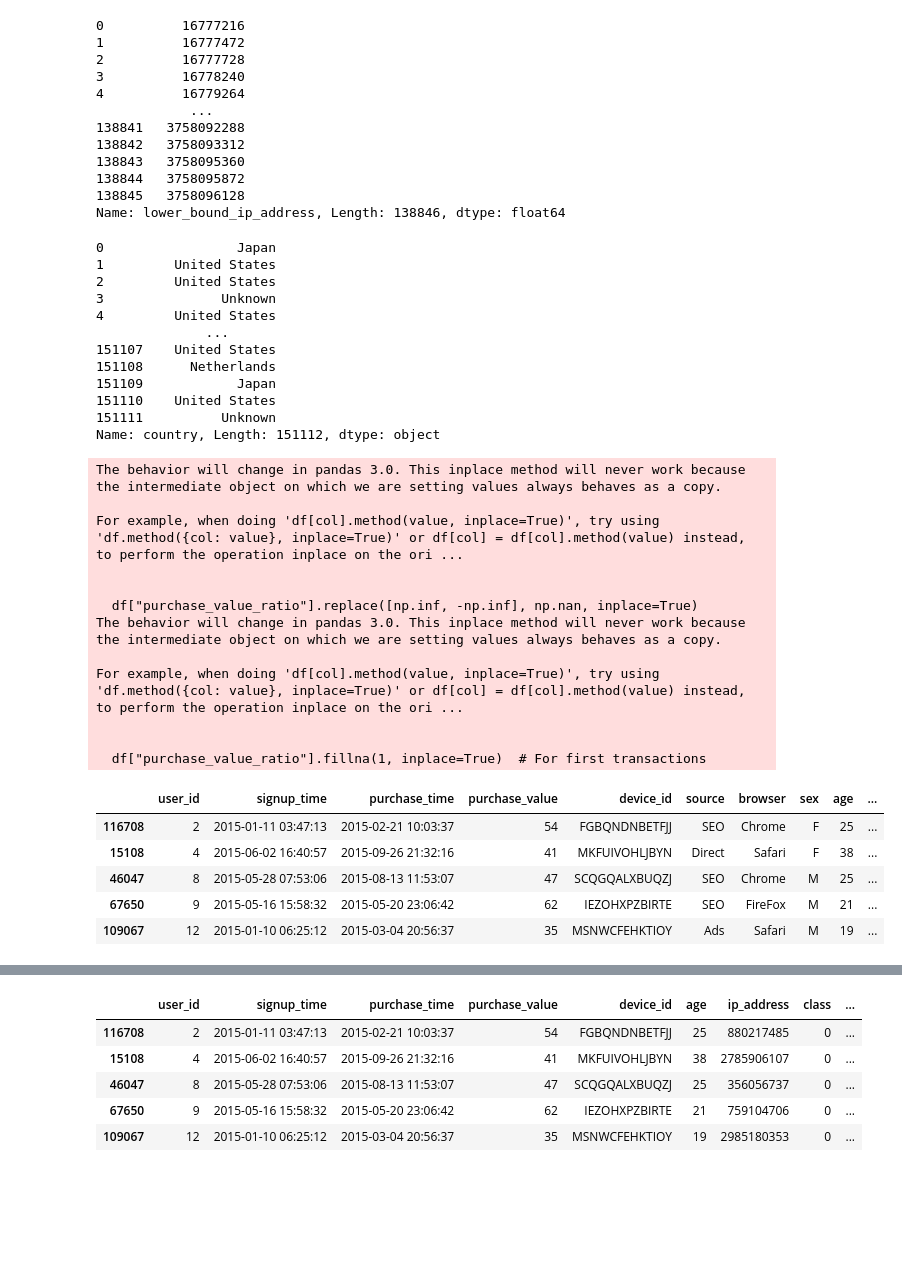
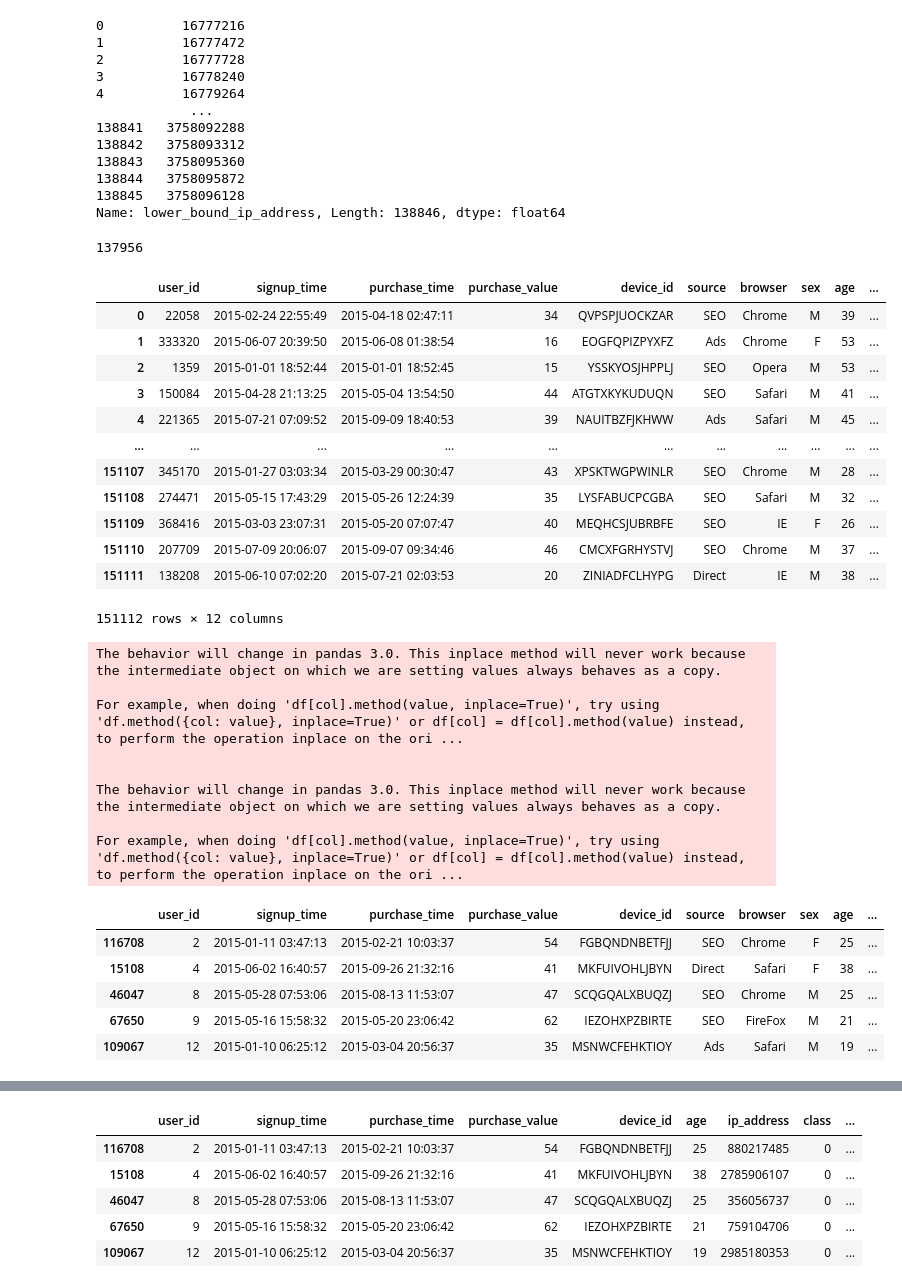
Before and after one commit to Jonepeter/fraud-detection, a Jupyter notebook: notebooks/2_Preprocessing.ipynb, the cells around one changed output, grey strips where cells are left out. Cells and saved outputs as stored; diff of their text form; code cells hidden in the pictures; blank space fills up the shorter version.

Commit message:
refactor: Update preprocessing notebook to adjust execution counts, enhance country mapping functionality, and improve output formatting for better readability and consistency

```diff
--- a/notebooks/2_Preprocessing.ipynb
+++ b/notebooks/2_Preprocessing.ipynb
@@ -109,41 +111,44 @@ fraud_data[['ip_address', 'country']].head()
+# %%
+fraud_data.device_id.nunique()
+# %% [output]
+137956
+# %%
+fraud_copy = fraud_data.copy()
 # %%
 # Checking country values after mapping
-fraud_data['country']
+fraud_copy
 # %% [output]
+|  | user_id | signup_time | purchase_time | purchase_value | device_id | source | browser | sex | age | ... |
+| 0 | 22058 | 2015-02-24 22:55:49 | 2015-04-18 02:47:11 | 34 | QVPSPJUOCKZAR | SEO | Chrome | M | 39 | ... |
+| 1 | 333320 | 2015-06-07 20:39:50 | 2015-06-08 01:38:54 | 16 | EOGFQPIZPYXFZ | Ads | Chrome | F | 53 | ... |
+| 2 | 1359 | 2015-01-01 18:52:44 | 2015-01-01 18:52:45 | 15 | YSSKYOSJHPPLJ | SEO | Opera | M | 53 | ... |
+| 3 | 150084 | 2015-04-28 21:13:25 | 2015-05-04 13:54:50 | 44 | ATGTXKYKUDUQN | SEO | Safari | M | 41 | ... |
+| 4 | 221365 | 2015-07-21 07:09:52 | 2015-09-09 18:40:53 | 39 | NAUITBZFJKHWW | Ads | Safari | M | 45 | ... |
+| ... | ... | ... | ... | ... | ... | ... | ... | ... | ... | ... |
+| 151107 | 345170 | 2015-01-27 03:03:34 | 2015-03-29 00:30:47 | 43 | XPSKTWGPWINLR | SEO | Chrome | M | 28 | ... |
+| 151108 | 274471 | 2015-05-15 17:43:29 | 2015-05-26 12:24:39 | 35 | LYSFABUCPCGBA | SEO | Safari | M | 32 | ... |
+| 151109 | 368416 | 2015-03-03 23:07:31 | 2015-05-20 07:07:47 | 40 | MEQHCSJUBRBFE | SEO | IE | F | 26 | ... |
+| 151110 | 207709 | 2015-07-09 20:06:07 | 2015-09-07 09:34:46 | 46 | CMCXFGRHYSTVJ | SEO | Chrome | M | 37 | ... |
+| 151111 | 138208 | 2015-06-10 07:02:20 | 2015-07-21 02:03:53 | 20 | ZINIADFCLHYPG | Direct | IE | M | 38 | ... |
-0                 Japan
-1         United States
-2         United States
-3               Unknown
-4         United States
-              ...
-151107    United States
-151108      Netherlands
-151109            Japan
-151110    United States
-151111          Unknown
-Name: country, Length: 151112, dtype: object
+151112 rows × 12 columns
 # %%
 # Add time-based features
-fraud_data = add_time_features(fraud_data)
+fraud_copy = add_time_features(fraud_copy)
 
 # Add transaction features
-fraud_data = add_transaction_features(fraud_data)
+fraud_copy = add_transaction_features(fraud_copy)
 
 # Check the new features
-fraud_data.head()
+fraud_copy.head()
 # %% [output]
 The behavior will change in pandas 3.0. This inplace method will never work because the intermediate object on which we are setting values always behaves as a copy.
 
 For example, when doing 'df[col].method(value, inplace=True)', try using 'df.method({col: value}, inplace=True)' or df[col] = df[col].method(value) instead, to perform the operation inplace on the ori ...
 
 
-  df["purchase_value_ratio"].replace([np.inf, -np.inf], np.nan, inplace=True)
 The behavior will change in pandas 3.0. This inplace method will never work because the intermediate object on which we are setting values always behaves as a copy.
 
 For example, when doing 'df[col].method(value, inplace=True)', try using 'df.method({col: value}, inplace=True)' or df[col] = df[col].method(value) instead, to perform the operation inplace on the ori ...
-
-
-  df["purchase_value_ratio"].fillna(1, inplace=True)  # For first transactions
 |  | user_id | signup_time | purchase_time | purchase_value | device_id | source | browser | sex | age | ... |
 | 116708 | 2 | 2015-01-11 03:47:13 | 2015-02-21 10:03:37 | 54 | FGBQNDNBETFJJ | SEO | Chrome | F | 25 | ... |
 | 15108 | 4 | 2015-06-02 16:40:57 | 2015-09-26 21:32:16 | 41 | MKFUIVOHLJBYN | Direct | Safari | F | 38 | ... |
```
Also changed, not shown: parts of 16 cells of this notebook.
